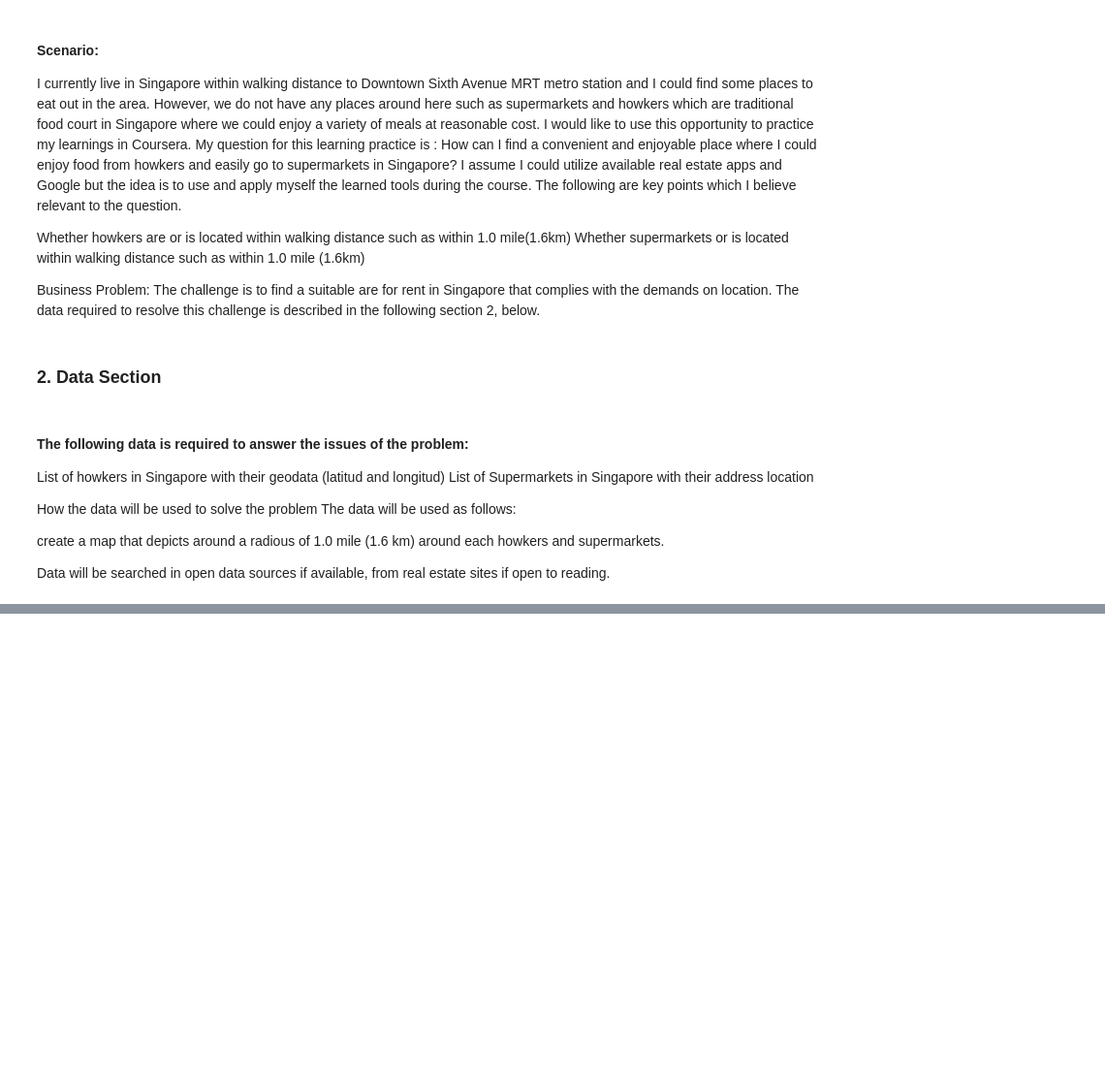
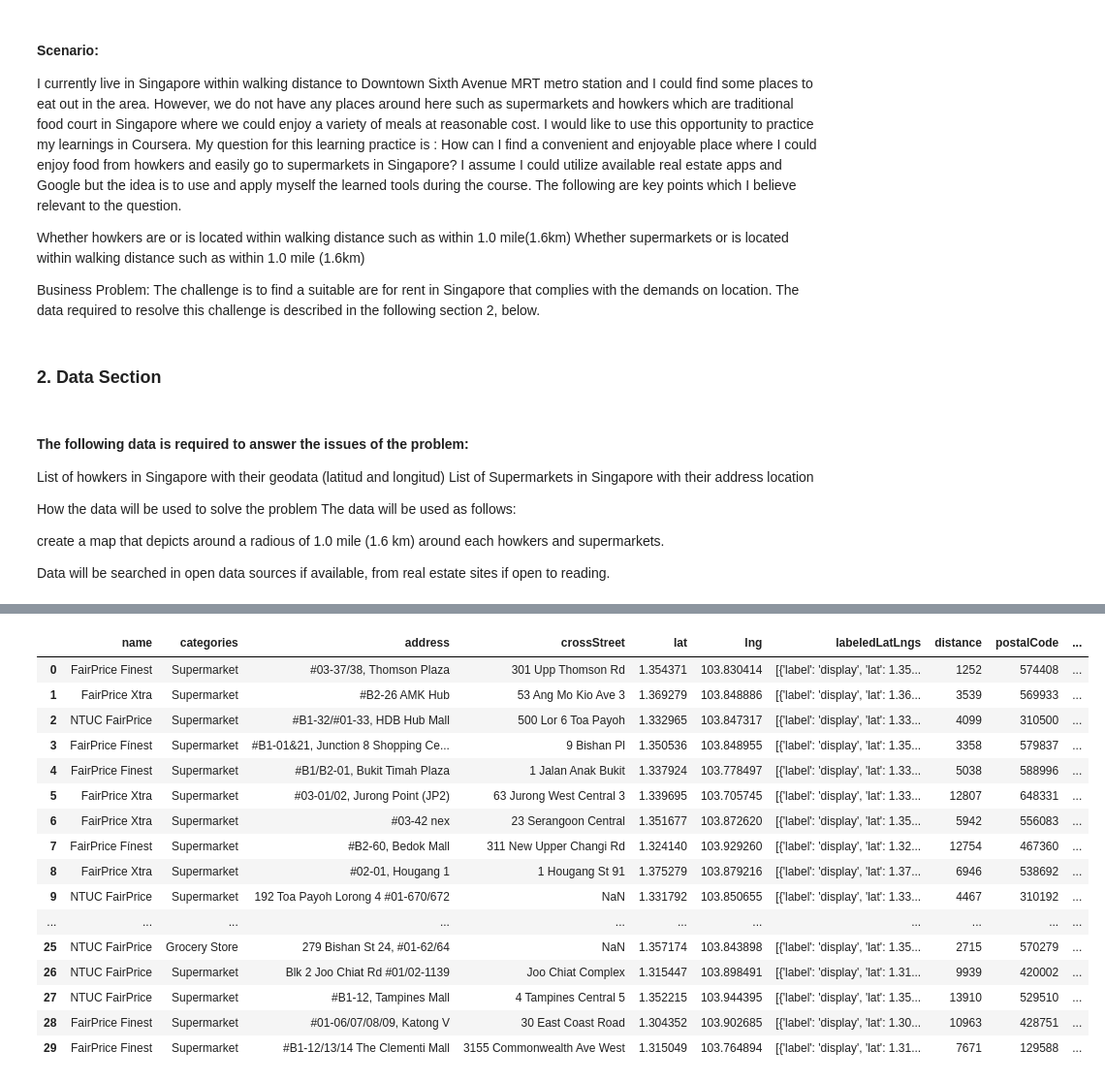
Before and after one commit to KITAMURATK/Capstone-Project-final, a Jupyter notebook: Capstone Project final.ipynb, the cells around one changed output, grey strips where cells are left out. Shown at 97% size. Saved outputs shown, nothing was run; the diff lists cells and outputs as text; code cells hidden in the pictures; blank space fills up the shorter version.

```diff
--- a/Capstone Project final.ipynb
+++ b/Capstone Project final.ipynb
@@ -62,0 +214,4 @@ Data will be searched in open data sources if available, from real estate sites
+# %%
+search_query = 'FairPrice'
+radius = 500000
+print(search_query + ' .... OK!')
@@ -62,0 +220,3 @@ Data will be searched in open data sources if available, from real estate sites
+# %%
+url = 'https://api.foursquare.com/v2/venues/search?client_id={}&client_secret={}&ll={},{}&oauth_token={}&v={}&query={}&radius={}&limit={}'.format(CLIENT_ID, CLIENT_SECRET, latitude, longitude,ACCESS_TOKEN, VERSION, search_query, radius, LIMIT)
+url
@@ -62,0 +225,3 @@ Data will be searched in open data sources if available, from real estate sites
+# %%
+results = requests.get(url).json()
+results
@@ -62,0 +246,7 @@ Data will be searched in open data sources if available, from real estate sites
+# %%
+# assign relevant part of JSON to venues
+venues_A = results['response']['venues']
+
+# tranform venues into a dataframe
+dataframe_A = json_normalize(venues_A)
+dataframe_A.head()
@@ -62,0 +260,42 @@ Data will be searched in open data sources if available, from real estate sites
+# %%
+# keep only columns that include venue name, and anything that is associated with location
+filtered_columns_A = ['name', 'categories'] + [col for col in dataframe_A.columns if col.startswith('location.')] + ['id']
+dataframe_filtered_A = dataframe_A.loc[:, filtered_columns_A]
+
+# function that extracts the category of the venue
+def get_category_type(row):
+    try:
+        categories_list_A = row['categories']
+    except:
+        categories_list_A = row['venue.categories']
+
+    if len(categories_list_A) == 0:
+        return None
+    else:
+        return categories_list_A[0]['name']
+
+# filter the category for each row
+dataframe_filtered_A['categories'] = dataframe_filtered_A.apply(get_category_type, axis=1)
+
+# clean column names by keeping only last term
+dataframe_filtered_A.columns = [column.split('.')[-1] for column in dataframe_filtered_A.columns]
+
+dataframe_filtered_A
+# %% [output]
+|  | name | categories | address | crossStreet | lat | lng | labeledLatLngs | distance | postalCode | ... |
+| 0 | FairPrice Finest | Supermarket | #03-37/38, Thomson Plaza | 301 Upp Thomson Rd | 1.354371 | 103.830414 | [{'label': 'display', 'lat': 1.35... | 1252 | 574408 | ... |
+| 1 | FairPrice Xtra | Supermarket | #B2-26 AMK Hub | 53 Ang Mo Kio Ave 3 | 1.369279 | 103.848886 | [{'label': 'display', 'lat': 1.36... | 3539 | 569933 | ... |
+| 2 | NTUC FairPrice | Supermarket | #B1-32/#01-33, HDB Hub Mall | 500 Lor 6 Toa Payoh | 1.332965 | 103.847317 | [{'label': 'display', 'lat': 1.33... | 4099 | 310500 | ... |
+| 3 | FairPrice Fínest | Supermarket | #B1-01&21, Junction 8 Shopping Ce... | 9 Bishan Pl | 1.350536 | 103.848955 | [{'label': 'display', 'lat': 1.35... | 3358 | 579837 | ... |
+| 4 | FairPrice Finest | Supermarket | #B1/B2-01, Bukit Timah Plaza | 1 Jalan Anak Bukit | 1.337924 | 103.778497 | [{'label': 'display', 'lat': 1.33... | 5038 | 588996 | ... |
+| 5 | FairPrice Xtra | Supermarket | #03-01/02, Jurong Point (JP2) | 63 Jurong West Central 3 | 1.339695 | 103.705745 | [{'label': 'display', 'lat': 1.33... | 12807 | 648331 | ... |
+| 6 | FairPrice Xtra | Supermarket | #03-42 nex | 23 Serangoon Central | 1.351677 | 103.872620 | [{'label': 'display', 'lat': 1.35... | 5942 | 556083 | ... |
+| 7 | FairPrice Fínest | Supermarket | #B2-60, Bedok Mall | 311 New Upper Changi Rd | 1.324140 | 103.929260 | [{'label': 'display', 'lat': 1.32... | 12754 | 467360 | ... |
+| 8 | FairPrice Xtra | Supermarket | #02-01, Hougang 1 | 1 Hougang St 91 | 1.375279 | 103.879216 | [{'label': 'display', 'lat': 1.37... | 6946 | 538692 | ... |
+| 9 | NTUC FairPrice | Supermarket | 192 Toa Payoh Lorong 4 #01-670/672 | NaN | 1.331792 | 103.850655 | [{'label': 'display', 'lat': 1.33... | 4467 | 310192 | ... |
+| ... | ... | ... | ... | ... | ... | ... | ... | ... | ... | ... |
+| 25 | NTUC FairPrice | Grocery Store | 279 Bishan St 24, #01-62/64 | NaN | 1.357174 | 103.843898 | [{'label': 'display', 'lat': 1.35... | 2715 | 570279 | ... |
+| 26 | NTUC FairPrice | Supermarket | Blk 2 Joo Chiat Rd #01/02-1139 | Joo Chiat Complex | 1.315447 | 103.898491 | [{'label': 'display', 'lat': 1.31... | 9939 | 420002 | ... |
+| 27 | NTUC FairPrice | Supermarket | #B1-12, Tampines Mall | 4 Tampines Central 5 | 1.352215 | 103.944395 | [{'label': 'display', 'lat': 1.35... | 13910 | 529510 | ... |
+| 28 | FairPrice Finest | Supermarket | #01-06/07/08/09, Katong V | 30 East Coast Road | 1.304352 | 103.902685 | [{'label': 'display', 'lat': 1.30... | 10963 | 428751 | ... |
+| 29 | FairPrice Finest | Supermarket | #B1-12/13/14 The Clementi Mall | 3155 Commonwealth Ave West | 1.315049 | 103.764894 | [{'label': 'display', 'lat': 1.31... | 7671 | 129588 | ... |
```
Also changed, not shown: parts of 18 cells of this notebook.
